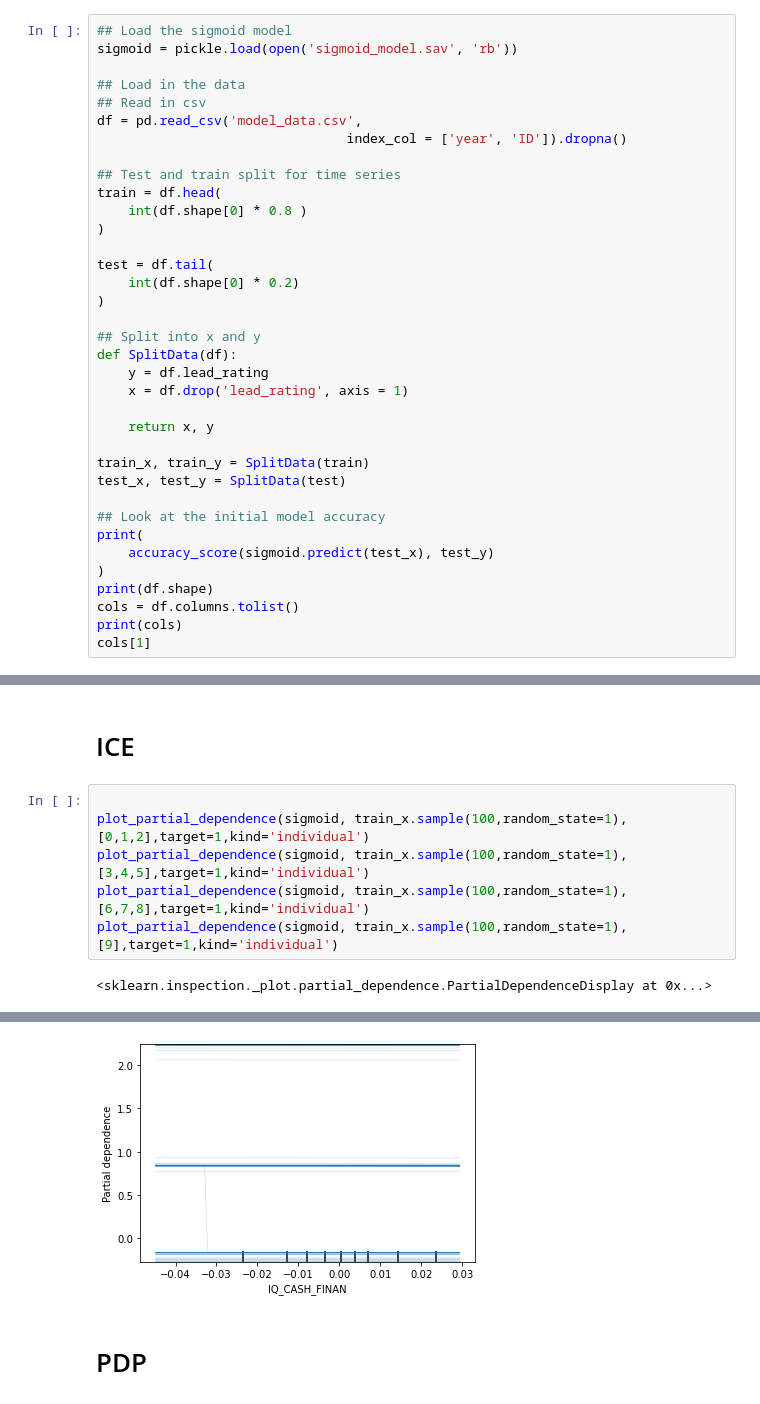
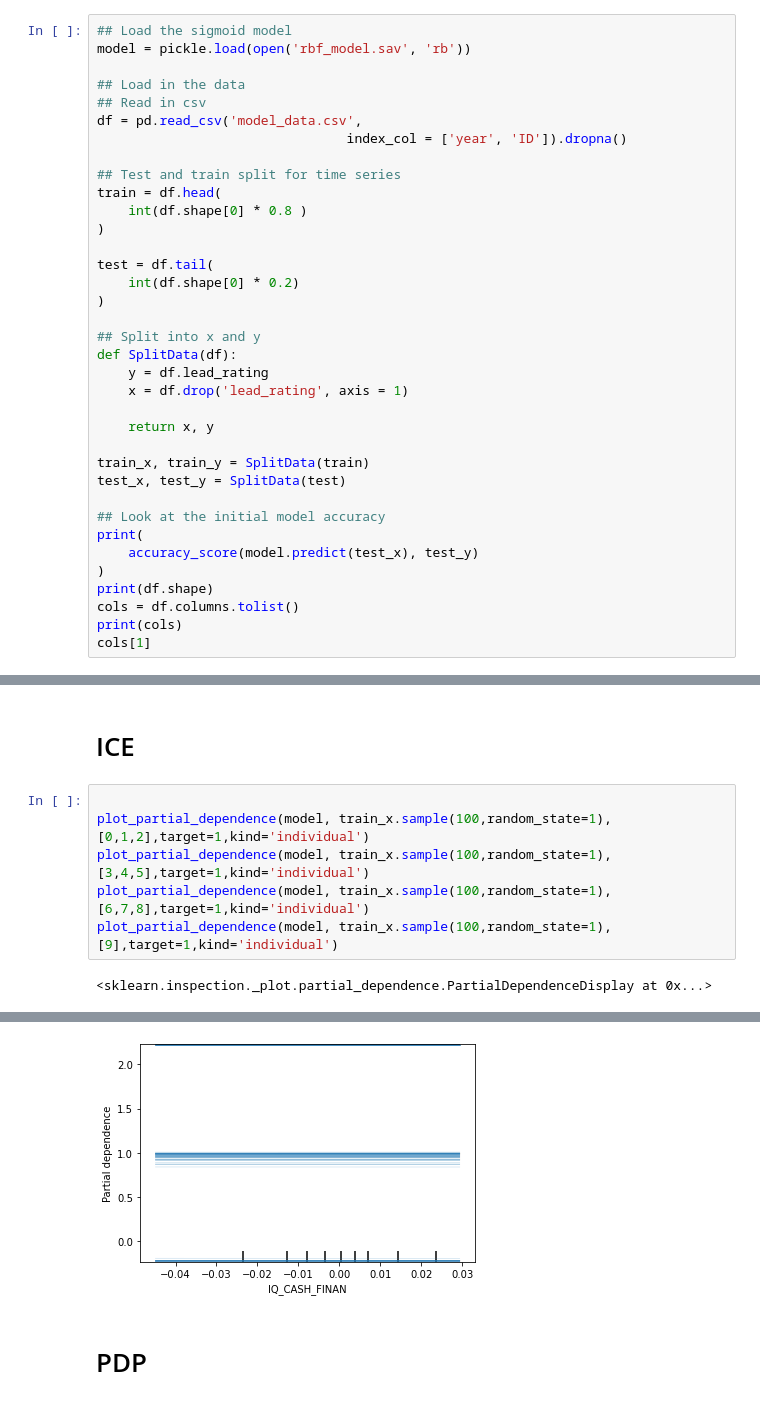
Before and after one commit to yedidv/credit_rating_predictions, a Jupyter notebook: Interpretability.ipynb, the cells around one changed output, grey strips where cells are left out. Saved outputs shown, nothing was run; the diff lists cells and outputs as text.

```diff
--- a/Interpretability.ipynb
+++ b/Interpretability.ipynb
@@ -11,7 +11,7 @@ from matplotlib import pyplot as plt
 from sklearn.inspection import plot_partial_dependence
 # %%
 ## Load the sigmoid model
-sigmoid = pickle.load(open('sigmoid_model.sav', 'rb'))
+model = pickle.load(open('rbf_model.sav', 'rb'))
 
 ## Load in the data
 ## Read in csv
@@ -39,7 +39,7 @@ test_x, test_y = SplitData(test)
 
 ## Look at the initial model accuracy
 print(
-    accuracy_score(sigmoid.predict(test_x), test_y)
+    accuracy_score(model.predict(test_x), test_y)
 )
 print(df.shape)
 cols = df.columns.tolist()
@@ -113,9 +85,9 @@ ice_returns
 # ICE
 # %%
 
-plot_partial_dependence(sigmoid, train_x.sample(100,random_state=1), [0,1,2],target=1,kind='individual')
-plot_partial_dependence(sigmoid, train_x.sample(100,random_state=1), [3,4,5],target=1,kind='individual')
-plot_partial_dependence(sigmoid, train_x.sample(100,random_state=1), [6,7,8],target=1,kind='individual')
-plot_partial_dependence(sigmoid, train_x.sample(100,random_state=1), [9],target=1,kind='individual')
+plot_partial_dependence(model, train_x.sample(100,random_state=1), [0,1,2],target=1,kind='individual')
+plot_partial_dependence(model, train_x.sample(100,random_state=1), [3,4,5],target=1,kind='individual')
+plot_partial_dependence(model, train_x.sample(100,random_state=1), [6,7,8],target=1,kind='individual')
+plot_partial_dependence(model, train_x.sample(100,random_state=1), [9],target=1,kind='individual')
 # %% [output]
 <sklearn.inspection._plot.partial_dependence.PartialDependenceDisplay at 0x...>
@@ -125,4 +97,4 @@ plot_partial_dependence(sigmoid, train_x.sample(100,random_state=1), [9],target=
-[figure, old version]
+[figure, new version]
 # %% [markdown]
 # PDP
 # %%
```
Also changed, not shown: parts of 9 cells of this notebook, 2 other files.
